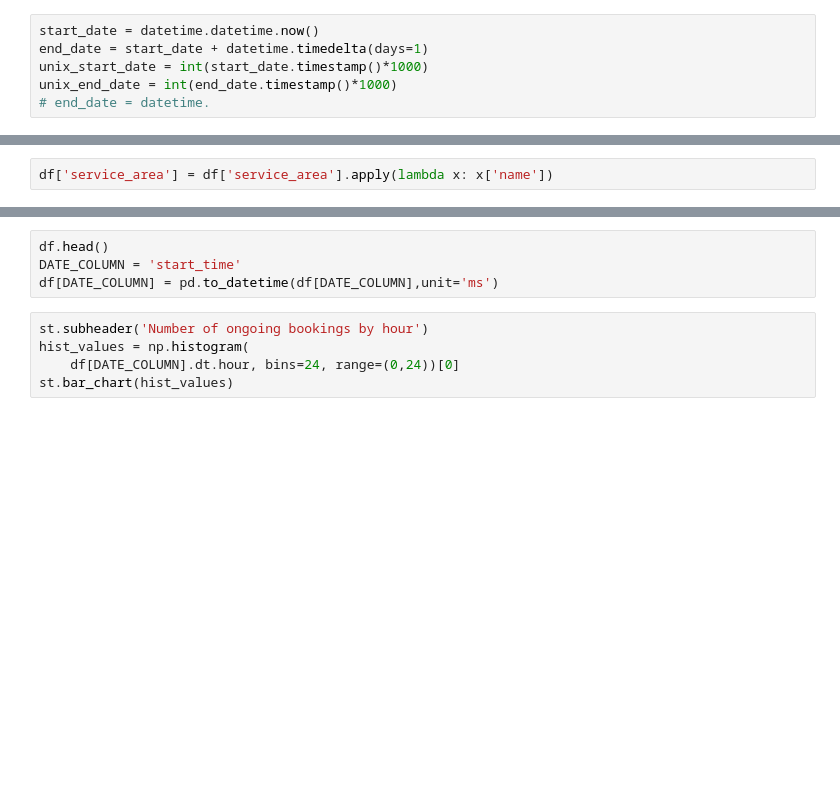
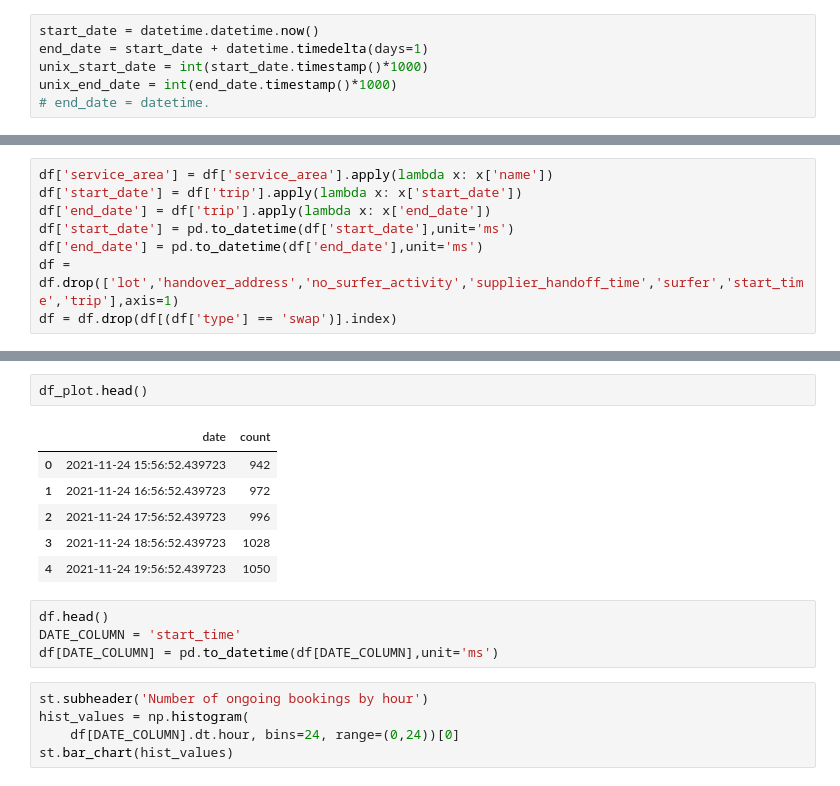
Before and after one commit to abeduplaa/bookings, a Jupyter notebook: Untitled.ipynb, the cells around one changed output, grey strips where cells are left out. Cells and saved outputs as stored; diff of their text form; blank space fills up the shorter version.

```diff
--- a/Untitled.ipynb
+++ b/Untitled.ipynb
@@ -68,2 +70,8 @@ df = pd.DataFrame(a['data'])
 # %%
 df['service_area'] = df['service_area'].apply(lambda x: x['name'])
+df['start_date'] = df['trip'].apply(lambda x: x['start_date'])
+df['end_date'] = df['trip'].apply(lambda x: x['end_date'])
+df['start_date'] = pd.to_datetime(df['start_date'],unit='ms')
+df['end_date'] = pd.to_datetime(df['end_date'],unit='ms')
+df = df.drop(['lot','handover_address','no_surfer_activity','supplier_handoff_time','surfer','start_time','trip'],axis=1)
+df = df.drop(df[(df['type'] == 'swap')].index)
@@ -70,3 +116,12 @@ df['service_area'] = df['service_area'].apply(lambda x: x['name'])
+# %%
+df_plot.head()
+# %% [output]
+|  | date | count |
+| 0 | 2021-11-24 15:56:52.439723 | 942 |
+| 1 | 2021-11-24 16:56:52.439723 | 972 |
+| 2 | 2021-11-24 17:56:52.439723 | 996 |
+| 3 | 2021-11-24 18:56:52.439723 | 1028 |
+| 4 | 2021-11-24 19:56:52.439723 | 1050 |
 # %%
 df.head()
 DATE_COLUMN = 'start_time'
```
Also changed, not shown: parts of 17 cells of this notebook, 2 other files.
